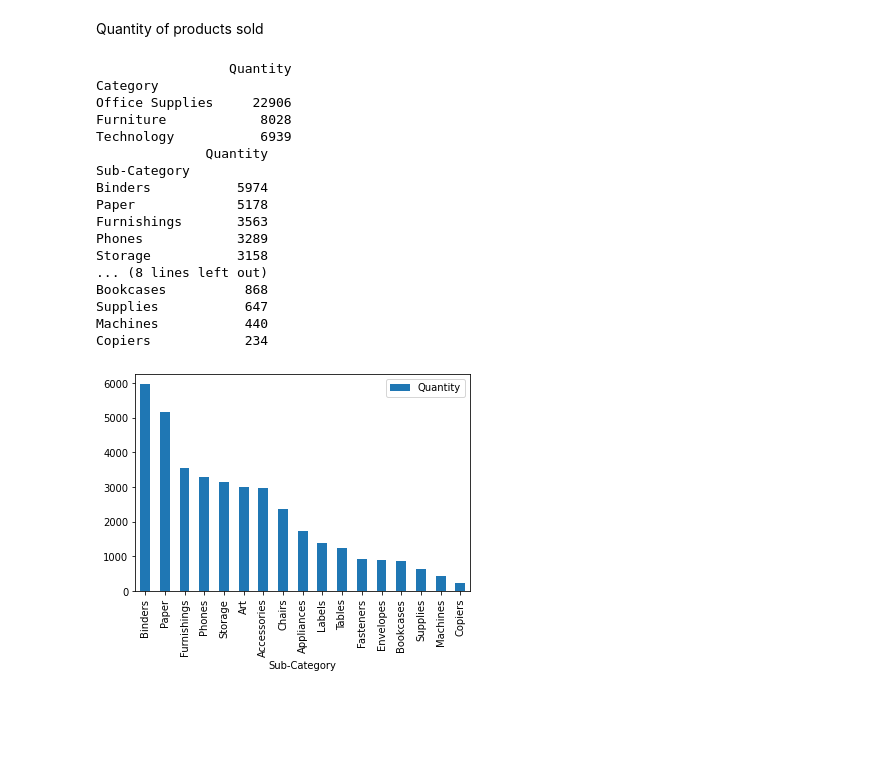
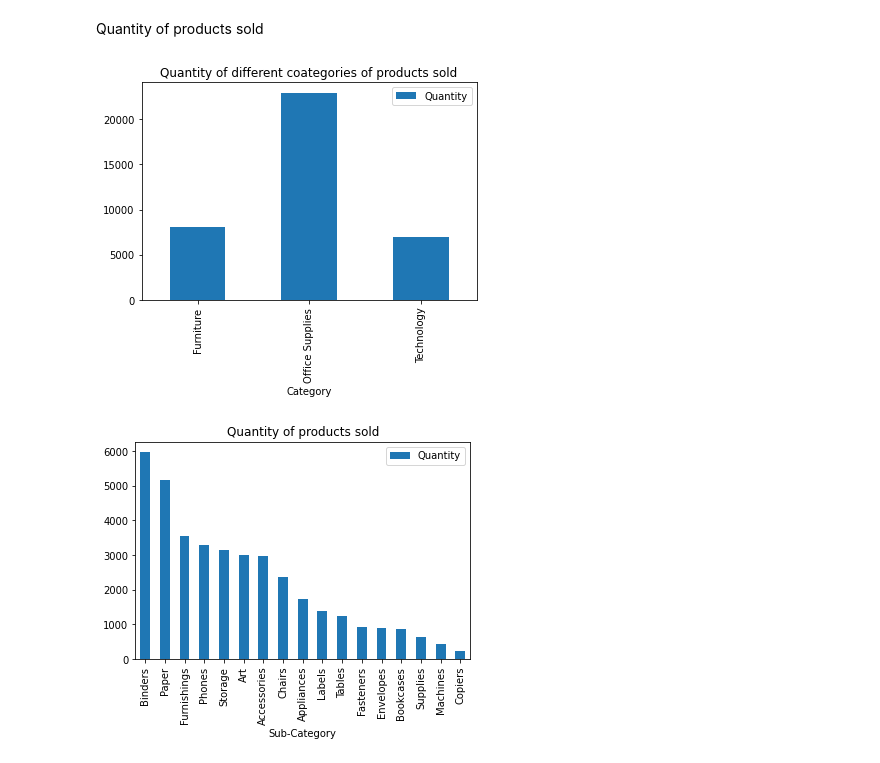
Before and after one commit to jadesola123/RetailEDA, a Jupyter notebook: RetailEDA.ipynb, the cells around one changed output. Drawn from its saved outputs; the diff is of its cells as text; code cells hidden in the pictures; blank space fills up the shorter version.

```diff
--- a/RetailEDA.ipynb
+++ b/RetailEDA.ipynb
@@ -49,4 +29,0 @@ dtype: int64
-# %%
-#cleaning the data
-Superstore.drop('Country', inplace=True, axis=1)
-print(Superstore)
@@ -72,28 +54,13 @@ print(Superstore)
 Quantity of products sold
 # %%
 Products_sold= Superstore.groupby('Sub-Category').agg({'Quantity': 'sum'}).sort_values(by='Quantity',ascending=False)
-print(Superstore.groupby('Category').agg({'Quantity': 'sum'}).sort_values(by='Quantity',ascending=False))
-print(Superstore.groupby('Sub-Category').agg({'Quantity': 'sum'}).sort_values(by='Quantity',ascending=False))
+Categories_sold= Superstore.groupby('Category').agg({'Quantity': 'sum'})
+Categories_sold.plot(kind="bar", title="Quantity of different coategories of products sold")
+plt.show()
 # %% [output]
-                 Quantity
-Category
-Office Supplies     22906
-Furniture            8028
-Technology           6939
-              Quantity
-Sub-Category
-Binders           5974
-Paper             5178
-Furnishings       3563
-Phones            3289
-Storage           3158
-... (8 lines left out)
-Bookcases          868
-Supplies           647
-Machines           440
-Copiers            234
+[figure, added]
 # %%
-Products_sold.plot(kind="bar")
+Products_sold.plot(kind="bar", title="Quantity of products sold")
 plt.show()
 # %% [output]
-[figure, old version]
+[figure, new version]
```
Also changed, not shown: parts of 20 cells of this notebook.
